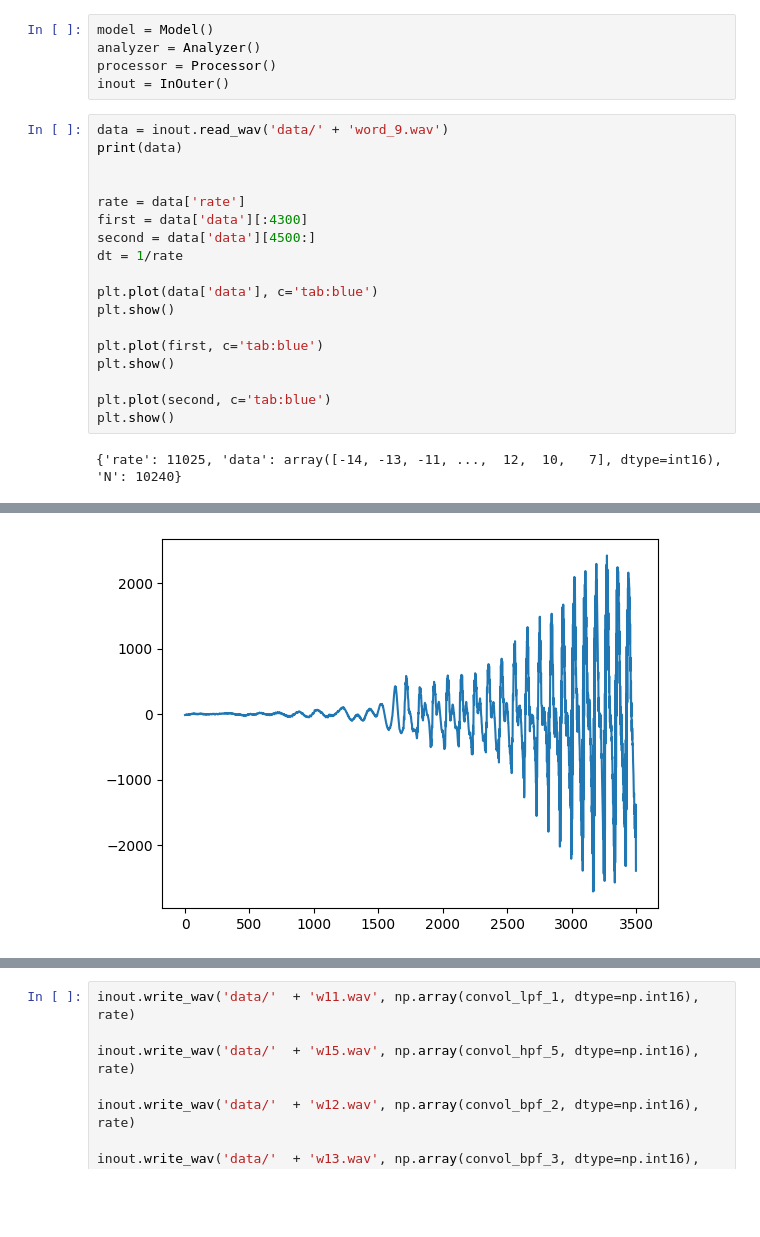
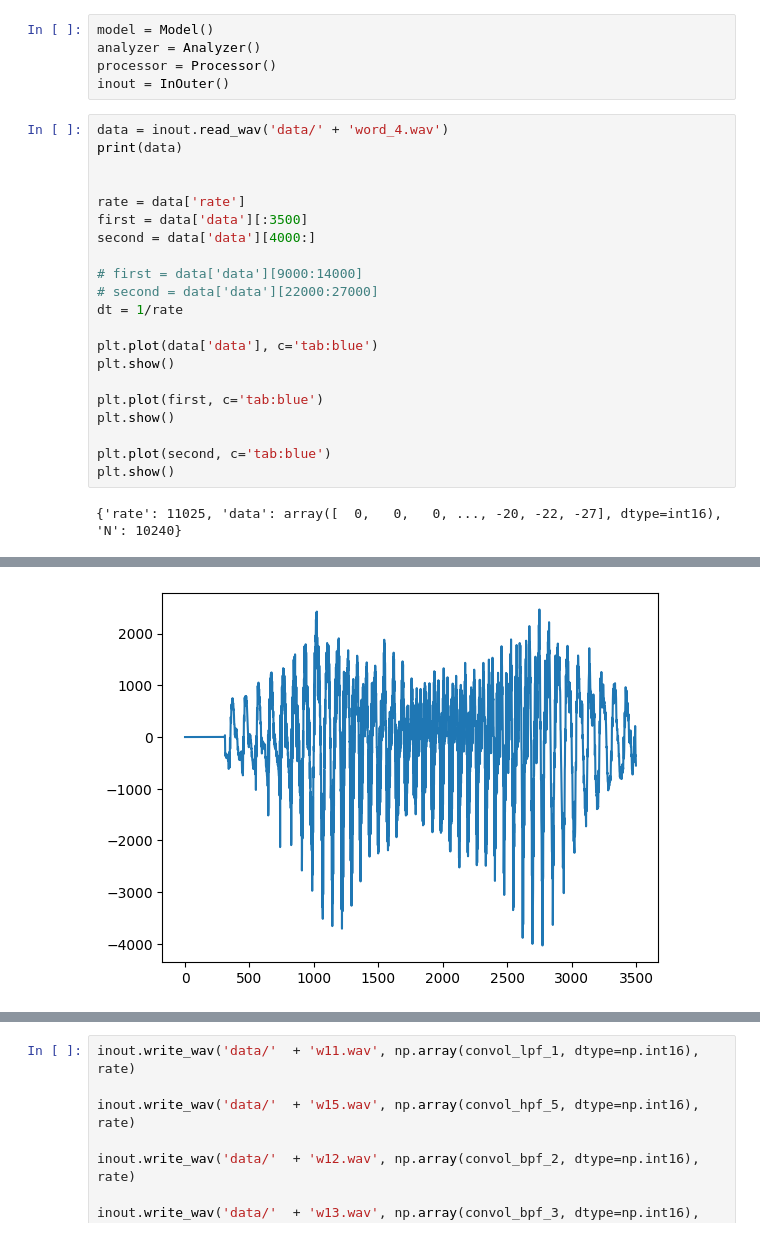
Before and after one commit to DmitryjVeselyj/Methods-for-processing-experimental-data, a Jupyter notebook: 15l.ipynb, the cells around one changed output, grey strips where cells are left out. Drawn from its saved outputs; the diff is of its cells as text; blank space fills up the shorter version.

```diff
--- a/15l.ipynb
+++ b/15l.ipynb
@@ -18,13 +18,16 @@ analyzer = Analyzer()
 processor = Processor()
 inout = InOuter()
 # %%
-data = inout.read_wav('data/' + 'word_9.wav')
+data = inout.read_wav('data/' + 'word_4.wav')
 print(data)
 
 
 rate = data['rate']
-first = data['data'][:4300]
-second = data['data'][4500:]
+first = data['data'][:3500]
+second = data['data'][4000:]
+
+# first = data['data'][9000:14000]
+# second = data['data'][22000:27000]
 dt = 1/rate
 
 plt.plot(data['data'], c='tab:blue')
@@ -36,4 +39,4 @@ plt.show()
 plt.plot(second, c='tab:blue')
 plt.show()
 # %% [output]
-{'rate': 11025, 'data': array([-14, -13, -11, ...,  12,  10,   7], dtype=int16), 'N': 10240}
+{'rate': 11025, 'data': array([  0,   0,   0, ..., -20, -22, -27], dtype=int16), 'N': 10240}
@@ -41 +44 @@ plt.show()
-[figure, old version]
+[figure, new version]
```
Also changed, not shown: parts of 4 cells of this notebook, 34 other files.
